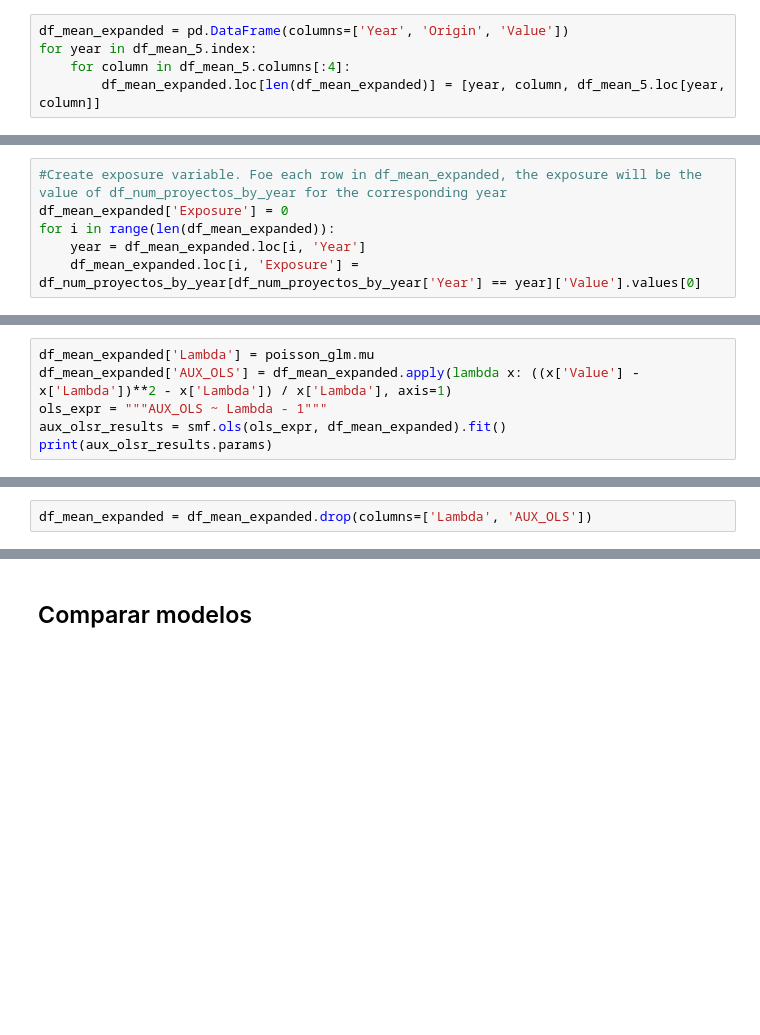
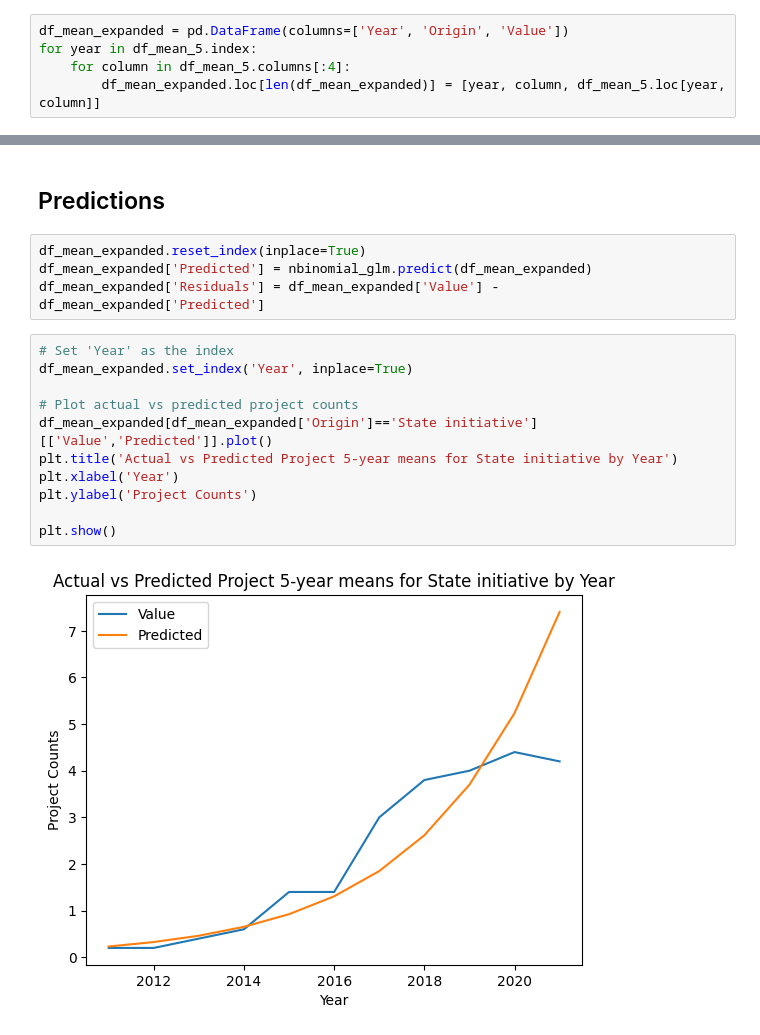
Before and after one commit to Instituto-Pulso-PUCP/revitalizacion-linguistica-latam, a Jupyter notebook: RegresionOrigen.ipynb, the cells around one changed output, grey strips where cells are left out. Cells and saved outputs as stored; diff of their text form; blank space fills up the shorter version.

```diff
--- a/RegresionOrigen.ipynb
+++ b/RegresionOrigen.ipynb
@@ -51,6 +80,0 @@ for year in df_num_proyectos.index:
-# %%
-#Create exposure variable. Foe each row in df_mean_expanded, the exposure will be the value of df_num_proyectos_by_year for the corresponding year
-df_mean_expanded['Exposure'] = 0
-for i in range(len(df_mean_expanded)):
-    year = df_mean_expanded.loc[i, 'Year']
-    df_mean_expanded.loc[i, 'Exposure'] = df_num_proyectos_by_year[df_num_proyectos_by_year['Year'] == year]['Value'].values[0]
@@ -92,6 +115,0 @@ Para tratar la sobredispersión se usará una regresión binomial negativa. Calc
-# %%
-df_mean_expanded['Lambda'] = poisson_glm.mu
-df_mean_expanded['AUX_OLS'] = df_mean_expanded.apply(lambda x: ((x['Value'] - x['Lambda'])**2 - x['Lambda']) / x['Lambda'], axis=1)
-ols_expr = """AUX_OLS ~ Lambda - 1"""
-aux_olsr_results = smf.ols(ols_expr, df_mean_expanded).fit()
-print(aux_olsr_results.params)
@@ -126,2 +115,0 @@ The alpha parameter is not significant
-# %%
-df_mean_expanded = df_mean_expanded.drop(columns=['Lambda', 'AUX_OLS'])
@@ -210,2 +204,19 @@ Naive RMSE for Proyectos alternativos desde la comunidad: 11.87299178321528
-# %% [markdown]
-## Comparar modelos
+# %% [markdown]
+## Predictions
+# %%
+df_mean_expanded.reset_index(inplace=True)
+df_mean_expanded['Predicted'] = nbinomial_glm.predict(df_mean_expanded)
+df_mean_expanded['Residuals'] = df_mean_expanded['Value'] - df_mean_expanded['Predicted']
+# %%
+# Set 'Year' as the index
+df_mean_expanded.set_index('Year', inplace=True)
+
+# Plot actual vs predicted project counts
+df_mean_expanded[df_mean_expanded['Origin']=='State initiative'][['Value','Predicted']].plot()
+plt.title('Actual vs Predicted Project 5-year means for State initiative by Year')
+plt.xlabel('Year')
+plt.ylabel('Project Counts')
+
+plt.show()
+# %% [output]
+[figure, added]
```
Also changed, not shown: parts of 73 cells of this notebook.
